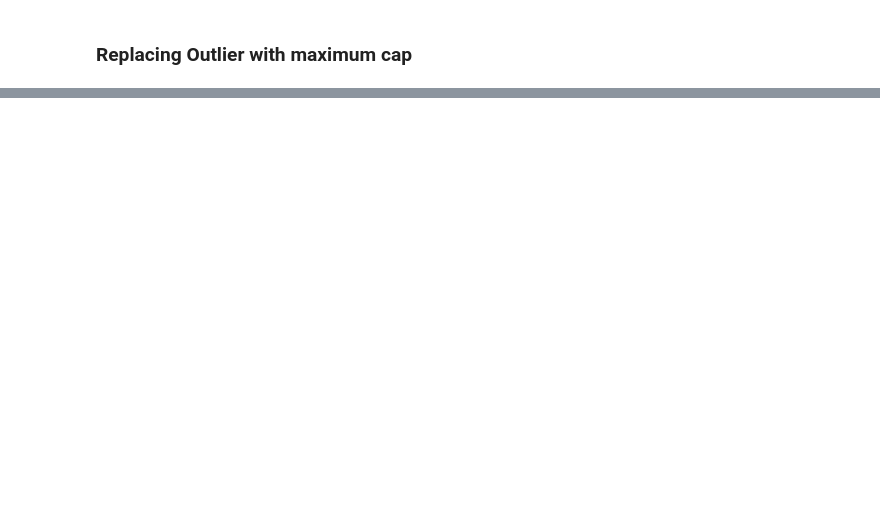
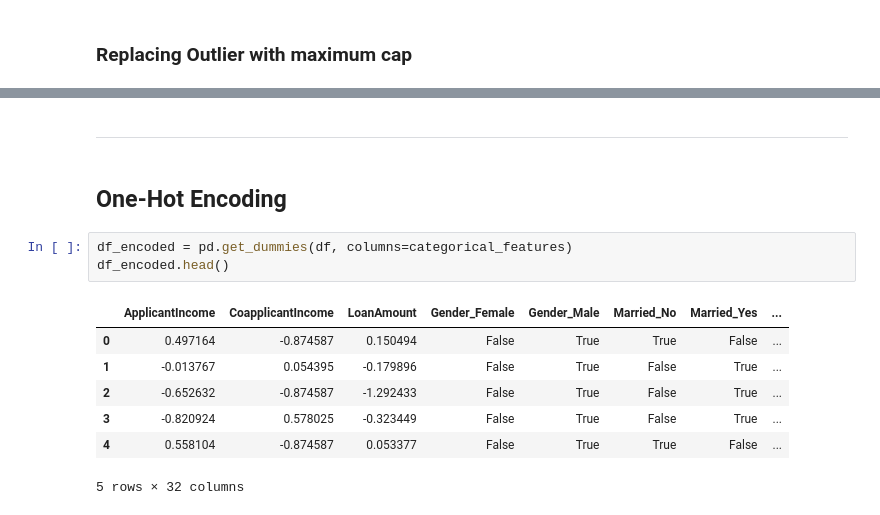
Before and after one commit to MomorioUHT/Data-Cleaning-Preprocessing, a Jupyter notebook: Loan-preprocessing.ipynb, the cells around one changed output, grey strips where cells are left out. Cells and saved outputs as stored; diff of their text form; blank space fills up the shorter version.

```diff
--- a/Loan-preprocessing.ipynb
+++ b/Loan-preprocessing.ipynb
@@ -302,0 +351,15 @@ memory usage: 57.7+ KB
+# %% [markdown]
+---
+# %% [markdown]
+## One-Hot Encoding
+# %%
+df_encoded = pd.get_dummies(df, columns=categorical_features)
+df_encoded.head()
+# %% [output]
+|  | ApplicantIncome | CoapplicantIncome | LoanAmount | Gender_Female | Gender_Male | Married_No | Married_Yes | ... |
+| 0 | 0.497164 | -0.874587 | 0.150494 | False | True | True | False | ... |
+| 1 | -0.013767 | 0.054395 | -0.179896 | False | True | False | True | ... |
+| 2 | -0.652632 | -0.874587 | -1.292433 | False | True | False | True | ... |
+| 3 | -0.820924 | 0.578025 | -0.323449 | False | True | False | True | ... |
+| 4 | 0.558104 | -0.874587 | 0.053377 | False | True | True | False | ... |
+5 rows × 32 columns
```
Also changed, not shown: parts of 47 cells of this notebook.
